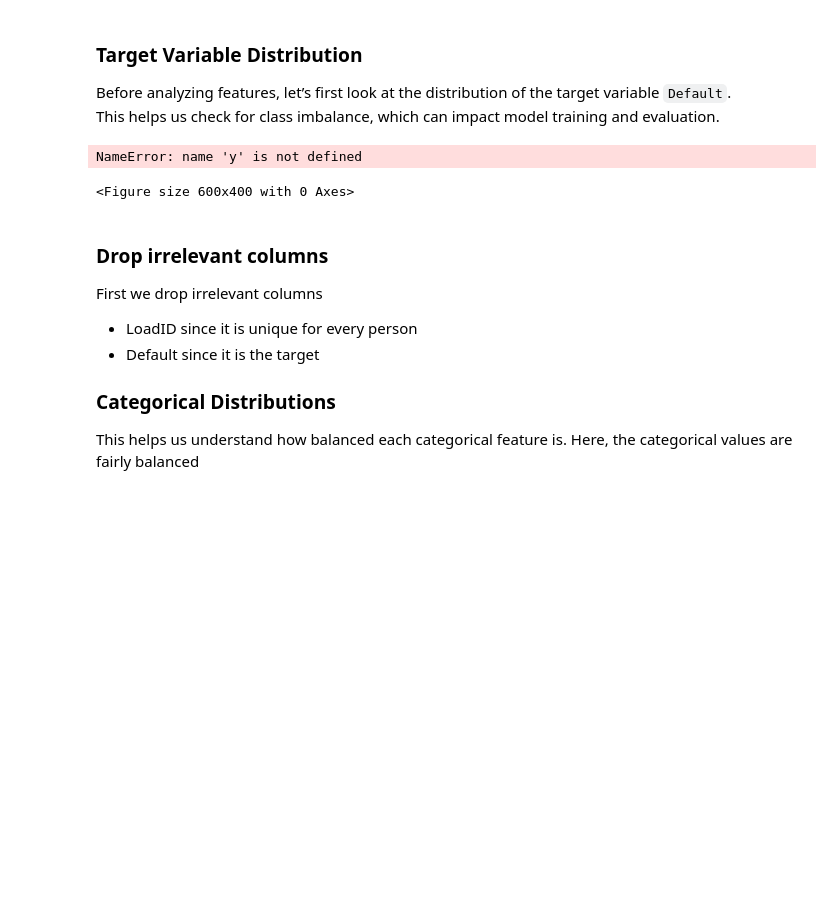
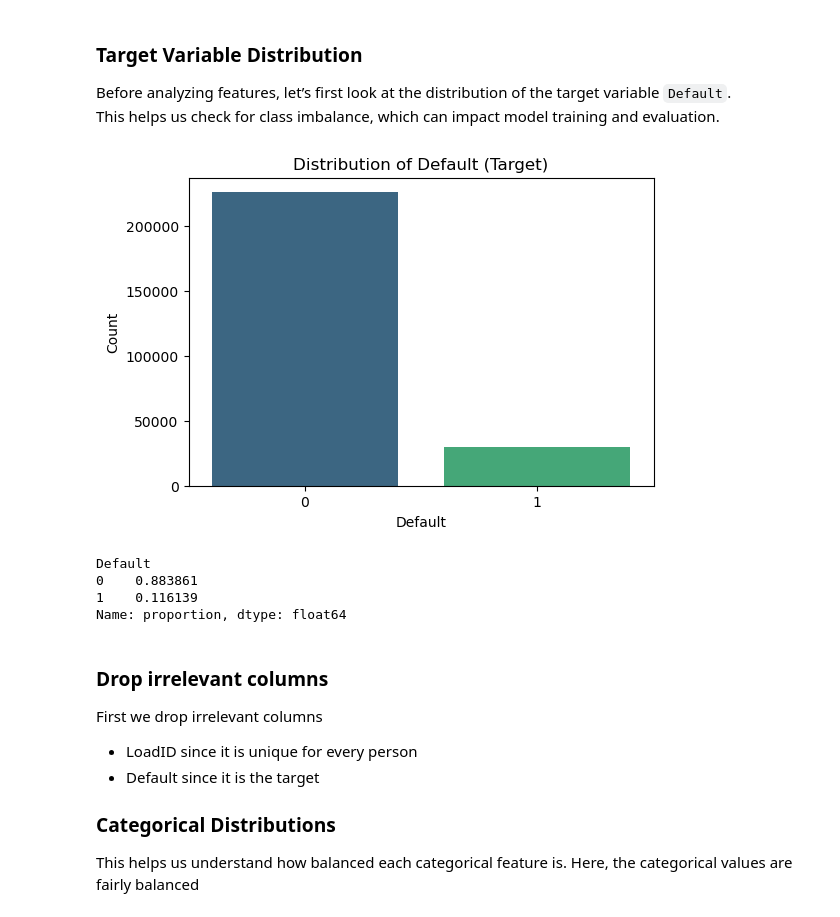
Before and after one commit to Stark30/loan-eligibility-prediction, a Jupyter notebook: backend/models/main.ipynb, the cells around one changed output. Drawn from its saved outputs; the diff is of its cells as text; code cells hidden in the pictures; blank space fills up the shorter version.

```diff
--- a/backend/models/main.ipynb
+++ b/backend/models/main.ipynb
@@ -76,15 +76,18 @@ This helps us check for class imbalance, which can impact model training and eva
 # %%
 # Distribution of target variable
 plt.figure(figsize=(6,4))
-sns.countplot(x=y, palette="viridis")
+sns.countplot(x=df['Default'], palette="viridis")
 plt.title("Distribution of Default (Target)")
 plt.xlabel("Default")
 plt.ylabel("Count")
 plt.show()
-print(y.value_counts(normalize=True))
+print(df['Default'].value_counts(normalize=True))
 # %% [output]
+[figure, added]
-NameError: name 'y' is not defined
+Default
+0    0.883861
+1    0.116139
+Name: proportion, dtype: float64
-<Figure size 600x400 with 0 Axes>
 # %% [markdown]
 ### Drop irrelevant columns
 First we drop irrelevant columns
```
Also changed, not shown: parts of 1 cell of this notebook.
